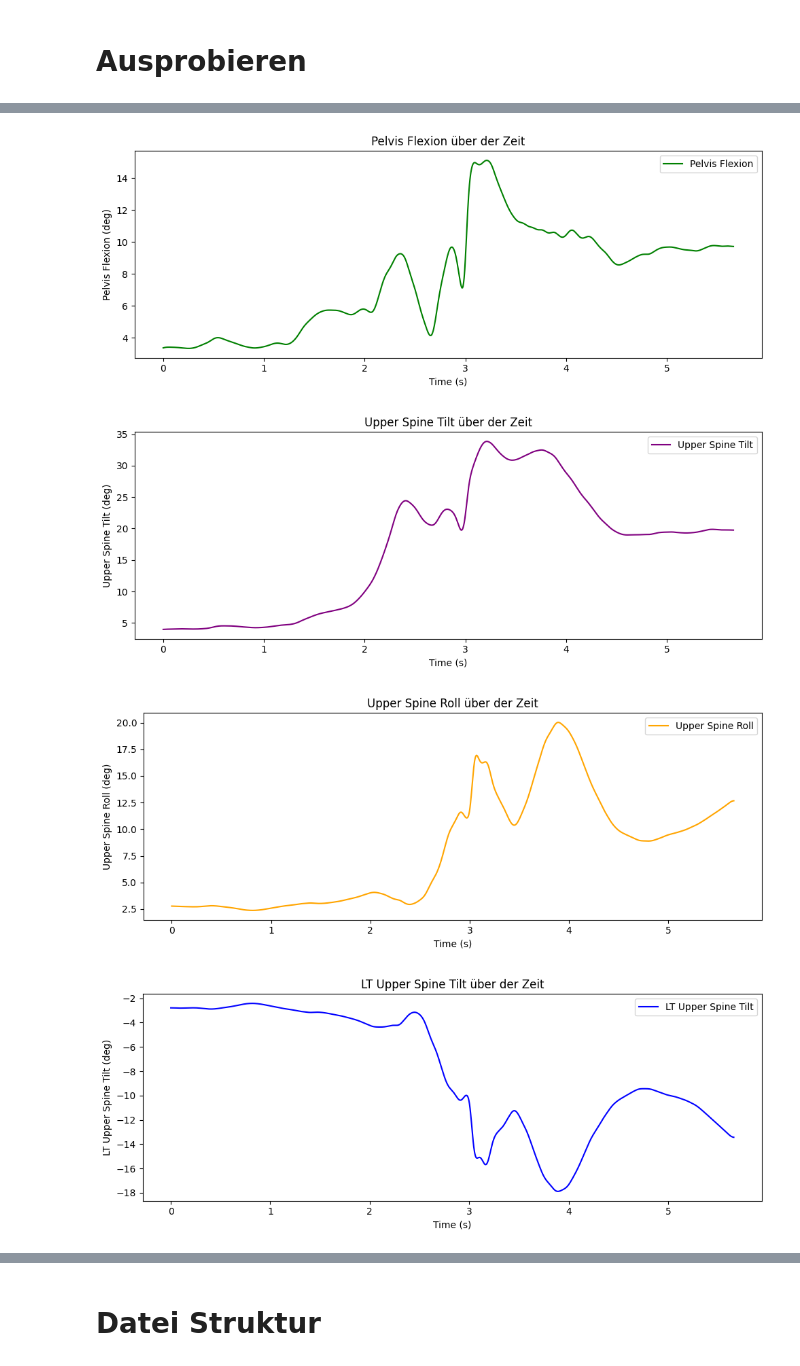
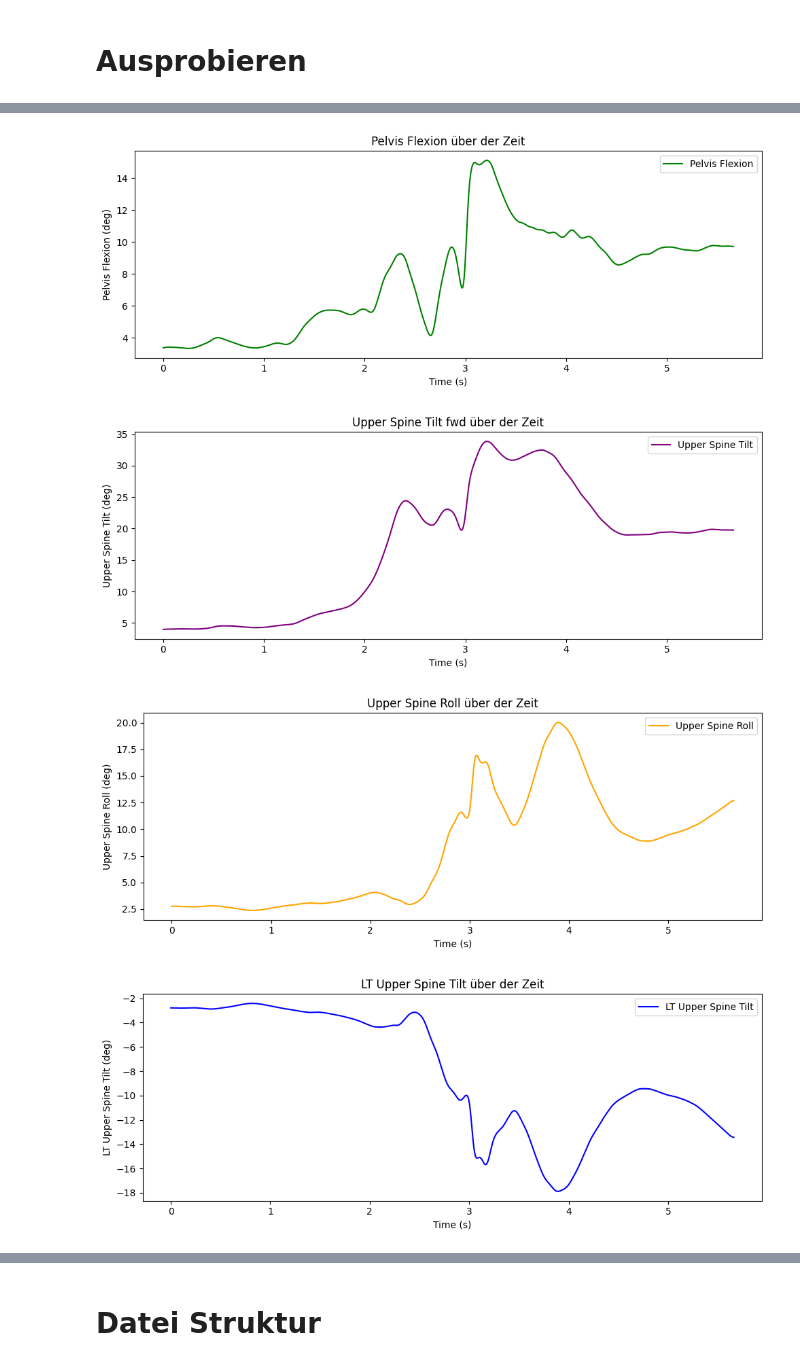
Before and after one commit to TillSchroeter/BewA_Stability, a Jupyter notebook: IMU_Auswertung.ipynb, the cells around one changed output, grey strips where cells are left out. Drawn from its saved outputs; the diff is of its cells as text; code cells hidden in the pictures.

```diff
--- a/IMU_Auswertung.ipynb
+++ b/IMU_Auswertung.ipynb
@@ -126,7 +127,7 @@ plt.show()
 # Upper_Spine_Tilt
 plt.figure(figsize=(10, 4))
 plt.plot(time, upper_spine_tilt_fwd, label="Upper Spine Tilt", color="purple")
-plt.title("Upper Spine Tilt über der Zeit")
+plt.title("Upper Spine Tilt fwd über der Zeit")
 plt.xlabel("Time (s)")
 plt.ylabel("Upper Spine Tilt (deg)")
 plt.legend()
@@ -150,34 +151,34 @@ plt.plot(time, lt_upper_spine_tilt_lat, label="LT Upper Spine Tilt", color="blue
 plt.title("LT Upper Spine Tilt über der Zeit")
 plt.xlabel("Time (s)")
 plt.ylabel("LT Upper Spine Tilt (deg)")
 plt.legend()
 plt.tight_layout()
 plt.show()
 
 #rt_upper_spine_tilt_lat
 plt.figure(figsize=(10, 4))
 plt.plot(time, rt_upper_spine_tilt_lat, label="RT Upper Spine Tilt", color="green")
 plt.title("RT Upper Spine Tilt über der Zeit")
 plt.xlabel("Time (s)")
 plt.ylabel("RT Upper Spine Tilt (deg)")
 plt.legend()
 plt.tight_layout()
 plt.show()
 
 
 #lt_Upper_Spine_Rotation
 plt.figure(figsize=(10, 4))
 plt.plot(time, lt_upper_spine_rotation, label="LT Upper Spine Rotation", color="red")
 plt.title("LT Upper Spine Rotation über der Zeit")
 plt.xlabel("Time (s)")
 plt.ylabel("LT Upper Spine Rotation (deg)")
 plt.legend()
 plt.tight_layout()
 plt.show()
 # %% [output]
 [figure]
 [figure]
-[figure, old version]
+[figure, new version]
 [figure]
 [figure]
 [figure]
```
Also changed, not shown: parts of 13 cells of this notebook, 8 other files.
